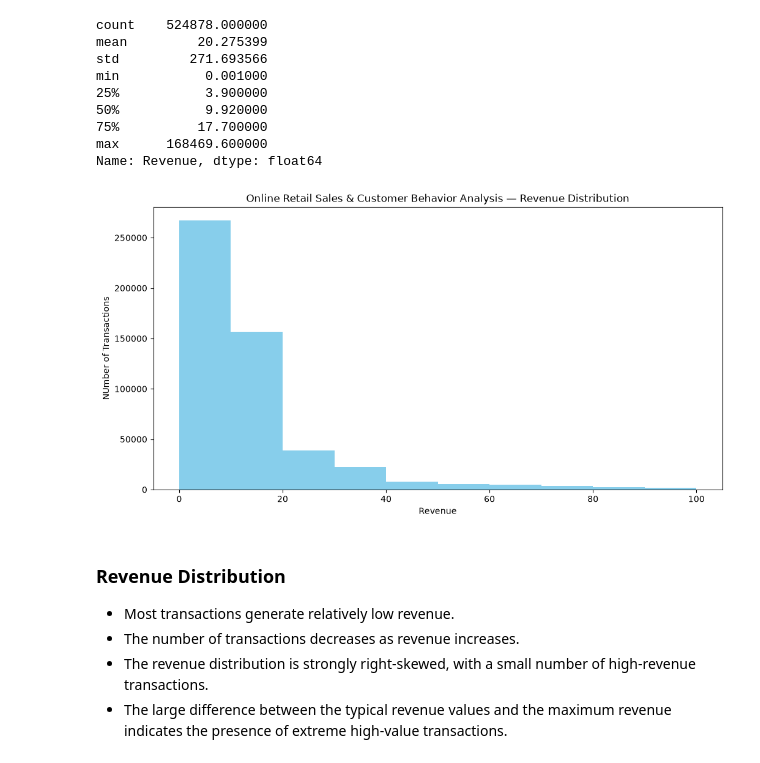
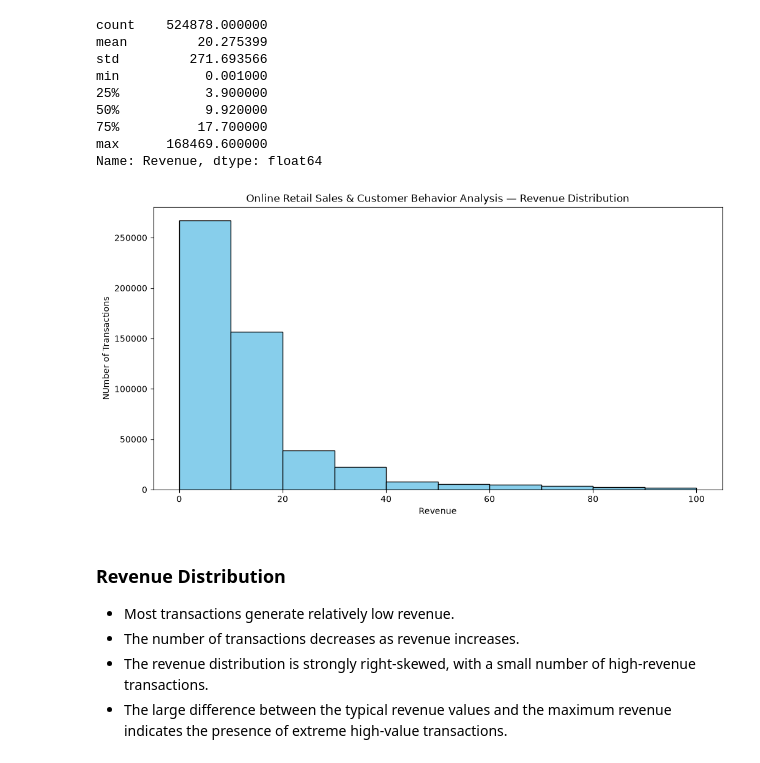
Before and after one commit to vikasa-y/Online-Retail-Sales-Analysis, a Jupyter notebook: Notebooks/Online_Retail_Eda.ipynb, the cells around one changed output. Saved outputs shown, nothing was run; the diff lists cells and outputs as text; code cells hidden in the pictures.

```diff
--- a/Notebooks/Online_Retail_Eda.ipynb
+++ b/Notebooks/Online_Retail_Eda.ipynb
@@ -1415,14 +1415,14 @@ max      168469.600000
 Name: Revenue, dtype: float64
 # %%
 plt.figure(figsize=(12,6))
-plt.hist(sales_df["Revenue"], range=(0,100) ,color="skyblue")
+plt.hist(sales_df["Revenue"], range=(0,100) ,color="skyblue" , edgecolor='black')
 plt.title("Online Retail Sales & Customer Behavior Analysis — Revenue Distribution")
 plt.xlabel("Revenue")
 plt.ylabel("NUmber of Transactions")
 plt.savefig("C:/Users/vikasa s y/Downloads/Online-Retail-Sales-Analysis/images/Revenue_range(0-100).png" , dpi=300 , bbox_inches="tight")
 plt.show()
 # %% [output]
-[figure, old version]
+[figure, new version]
 # %% [markdown]
 ### Revenue Distribution
 
```
Also changed, not shown: parts of 3 cells of this notebook, 4 other files.
